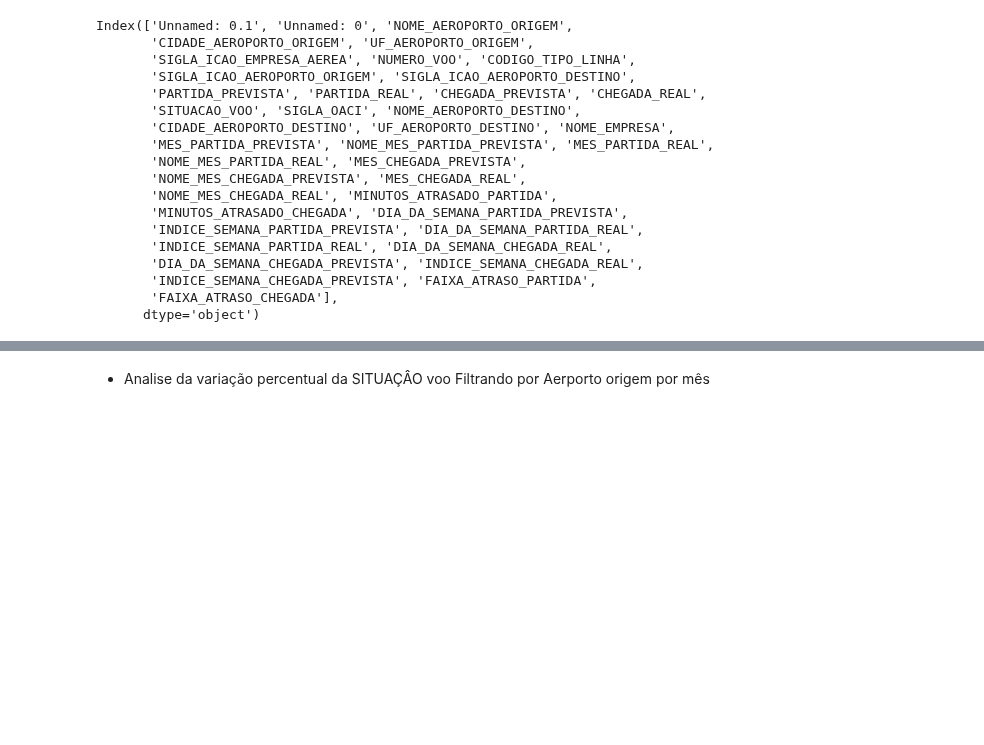
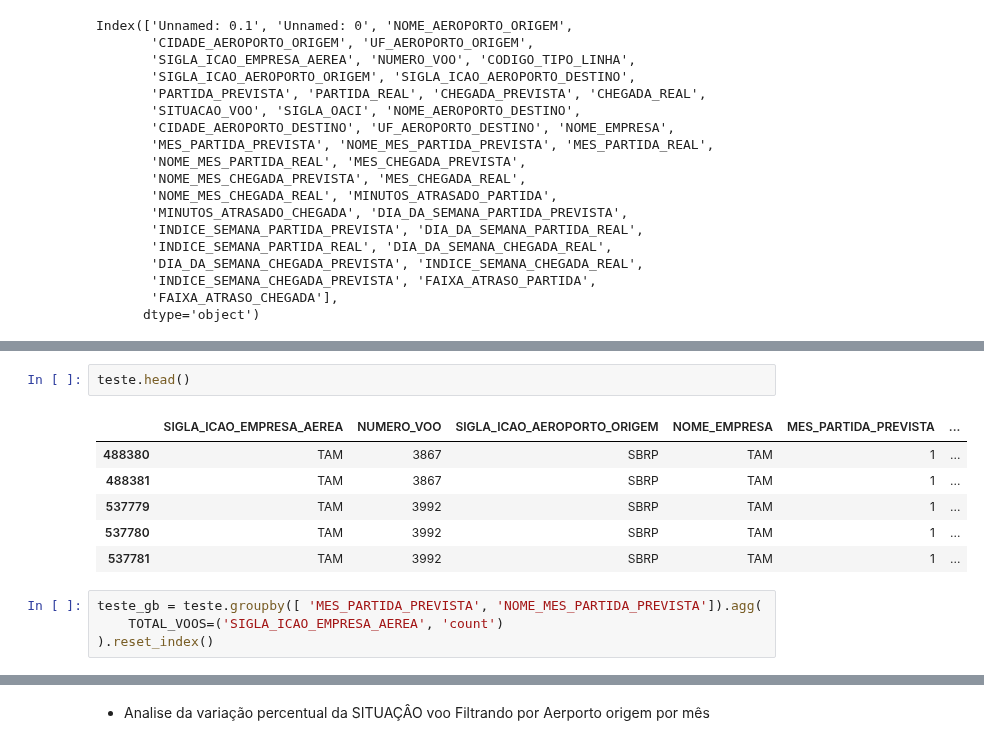
Before and after one commit to rodrigorocha1/dashboard_dados_voos_python, a Jupyter notebook: notebooks/visualizacoes.ipynb, the cells around one changed output, grey strips where cells are left out. Saved outputs shown, nothing was run; the diff lists cells and outputs as text; blank space fills up the shorter version.

```diff
--- a/notebooks/visualizacoes.ipynb
+++ b/notebooks/visualizacoes.ipynb
@@ -354,0 +390,13 @@ colunas = [
+# %%
+teste.head()
+# %% [output]
+|  | SIGLA_ICAO_EMPRESA_AEREA | NUMERO_VOO | SIGLA_ICAO_AEROPORTO_ORIGEM | NOME_EMPRESA | MES_PARTIDA_PREVISTA | ... |
+| 488380 | TAM | 3867 | SBRP | TAM | 1 | ... |
+| 488381 | TAM | 3867 | SBRP | TAM | 1 | ... |
+| 537779 | TAM | 3992 | SBRP | TAM | 1 | ... |
+| 537780 | TAM | 3992 | SBRP | TAM | 1 | ... |
+| 537781 | TAM | 3992 | SBRP | TAM | 1 | ... |
+# %%
+teste_gb = teste.groupby([ 'MES_PARTIDA_PREVISTA', 'NOME_MES_PARTIDA_PREVISTA']).agg(
+    TOTAL_VOOS=('SIGLA_ICAO_EMPRESA_AEREA', 'count')
+).reset_index()
```
Also changed, not shown: parts of 4 cells of this notebook.
